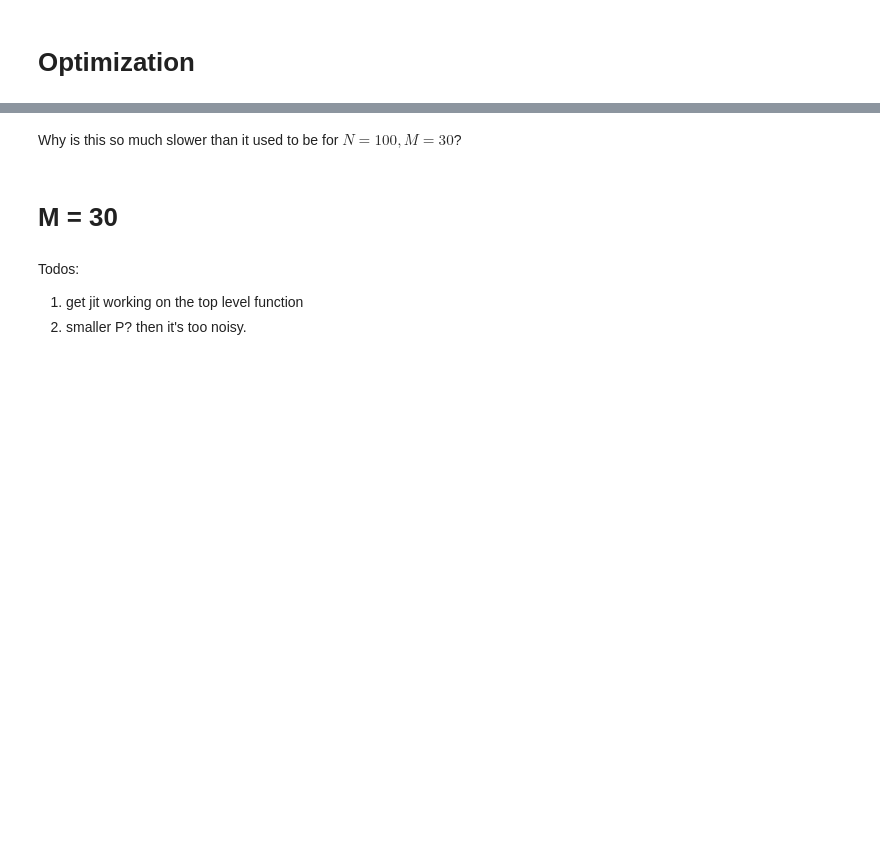
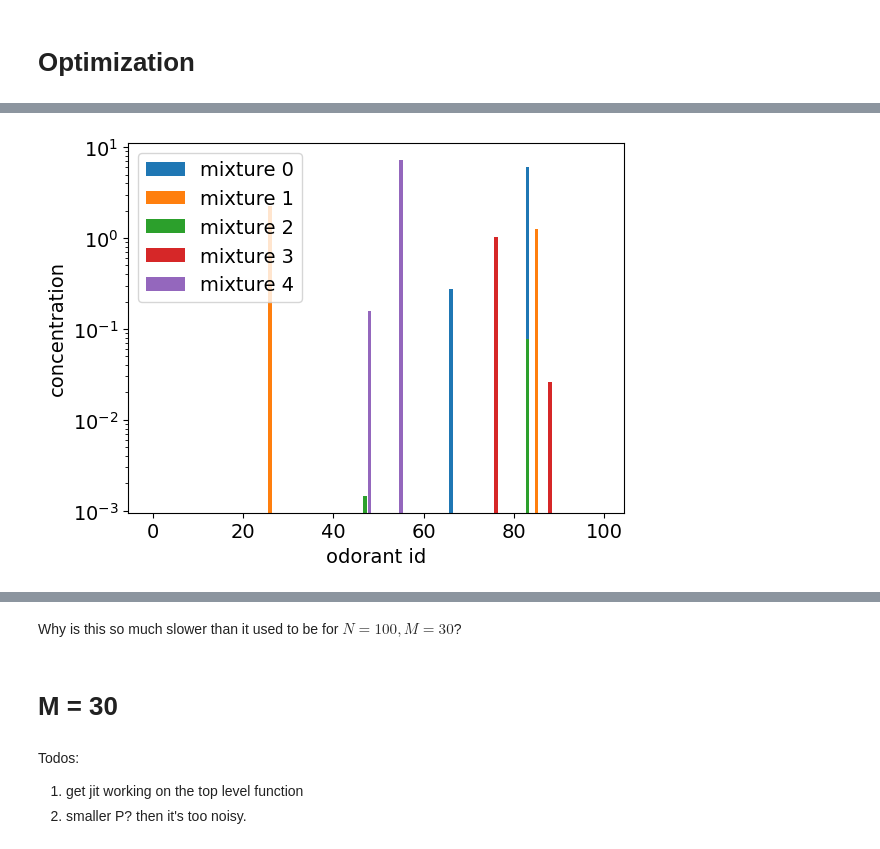
Before and after one commit to juancarlosfdc/noncanonical-olfaction, a Jupyter notebook: canonical-model-jax.ipynb, the cells around one changed output, grey strips where cells are left out. Cells and saved outputs as stored; diff of their text form; code cells hidden in the pictures; blank space fills up the shorter version.

```diff
--- a/canonical-model-jax.ipynb
+++ b/canonical-model-jax.ipynb
@@ -195,2 +216,14 @@ Ws, ents = mirror_descent(1000, W_init, cs, key, 3, os, jnp.exp, jnp.log)
+# %%
+fig, ax = plt.subplots()
+for i in range(5):
+    ax.bar(range(100), cs[:, i], label=f'mixture {i}')
+
+ax.set_yscale('log')
+ax.legend()
+ax.set_xlabel('odorant id')
+ax.set_ylabel('concentration')
+fig.savefig('tmp.png')
+# %% [output]
+[figure, added]
 # %%
 r_init = os.compute_activity(Ws[0], cs, key)
```
Also changed, not shown: parts of 8 cells of this notebook.
